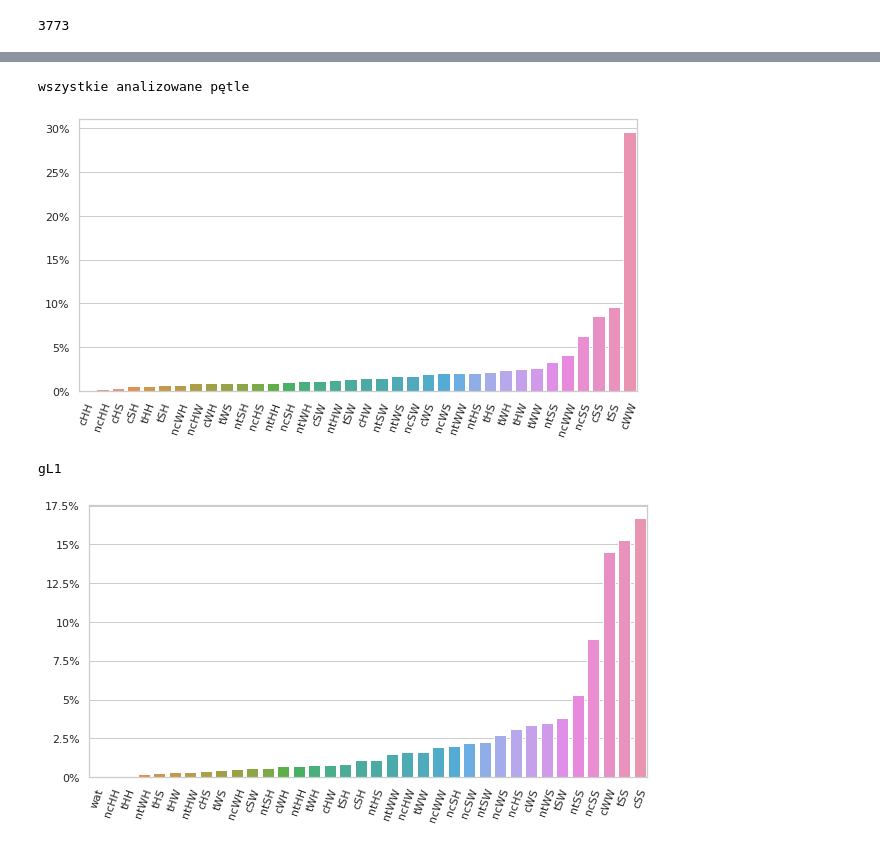
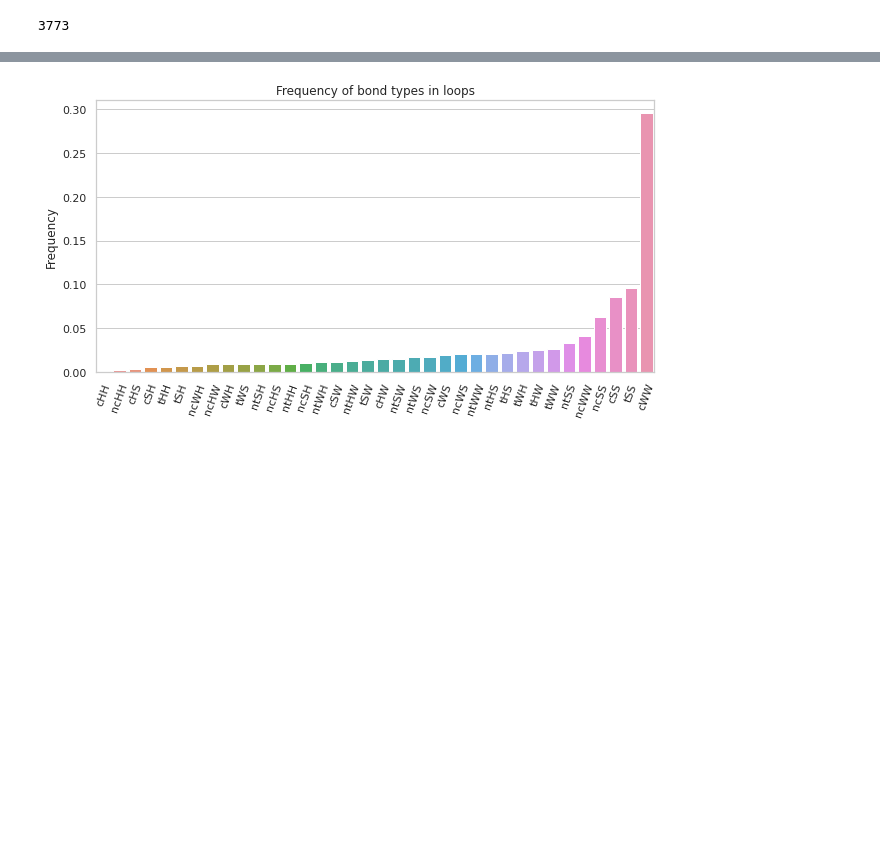
Before and after one commit to barbarajurzysta/GLN-RNA, a Jupyter notebook: analysis_new.ipynb, the cells around one changed output, grey strips where cells are left out. Saved outputs shown, nothing was run; the diff lists cells and outputs as text; code cells hidden in the pictures; blank space fills up the shorter version.

```diff
--- a/analysis_new.ipynb
+++ b/analysis_new.ipynb
@@ -226,0 +345,3 @@ def lassoStats2(data, gLL): # bez 'brak pętli'
+# %%
+data = datas[-1]
+data[(data['mmax']<-6.5)]
@@ -306,33 +413,27 @@ plt.show()
-# %%
-btypes = set(data['BType'])
-B = dict(data.groupby(['BType']).size())
-del B['wat']
-s = sum(B.values())
-t = {k: v/s*100 for k, v in sorted(B.items(), key=lambda item: item[1])}
-plt.figure(figsize=(10,5))
-sns.set(style="whitegrid")
-sns.barplot(list(t.keys()), list(t.values()))
-plt.xticks(rotation=70)
-plt.yticks([0, 5, 10, 15, 20, 25, 30])
-ax = plt.gca()
-ax.set_yticklabels(labels=['0%', '5%', '10%', '15%', '20%', '25%', '30%'])
-print('wszystkie analizowane pętle')
-plt.show()
-
-B1 = dict(lassoClass(data,'gL1').groupby(['BType']).size())
-s1 = sum(B1.values())
-t = {k: v/s1*100 for k, v in sorted(B1.items(), key=lambda item: item[1])}
-plt.figure(figsize=(10,5))
-sns.set(style="whitegrid")
-sns.barplot(list(t.keys()), list(t.values()))
-plt.xticks(rotation=70)
-plt.yticks([0, 2.5, 5, 7.5, 10, 12.5, 15, 17.5])
-ax = plt.gca()
-ax.set_yticklabels(labels=['0%', '2.5%', '5%', '7.5%', '10%', '12.5%', '15%', '17.5%'])
-print('gL1')
-plt.show()
-# %% [output]
-wszystkie analizowane pętle
-[figure, removed]
-gL1
-[figure, removed]
+# %%
+sns.set(style="white")
+for data, d, t in zip(datas, dirs, titles):
+    draw_gln_len(data, title=t, name=f'results/plots/lengths_{d}.png')
+# %%
+for data, d, t in zip(datas, dirs, titles):
+    plt.hist(data['mmax'],bins=100)
+    plt.xlabel('GLN')
+    plt.title(t)
+    plt.savefig(f'results/plots/min-max_{d}.png', bbox_inches='tight', pad_inches=0.2, dpi=200)
+    plt.close()
+# %%
+btypes = set(data['BType'])
+B = dict(data.groupby(['BType']).size())
+del B['wat']
+s = sum(B.values())
+type_fracs = {k: v/s for k, v in sorted(B.items(), key=lambda item: item[1])}
+plt.figure(figsize=(10,5))
+sns.set(style="whitegrid")
+sns.barplot(x=list(type_fracs.keys()), y=list(type_fracs.values()))
+plt.xticks(rotation=70)
+plt.ylabel('Frequency')
+plt.title('Frequency of bond types in loops')
+plt.savefig(f'results/plots/bonds/all_loops.png', bbox_inches='tight', pad_inches=0.2, dpi=200)
+plt.show()
+# %% [output]
+[figure, added]
```
Also changed, not shown: parts of 43 cells of this notebook, 4 other files.
